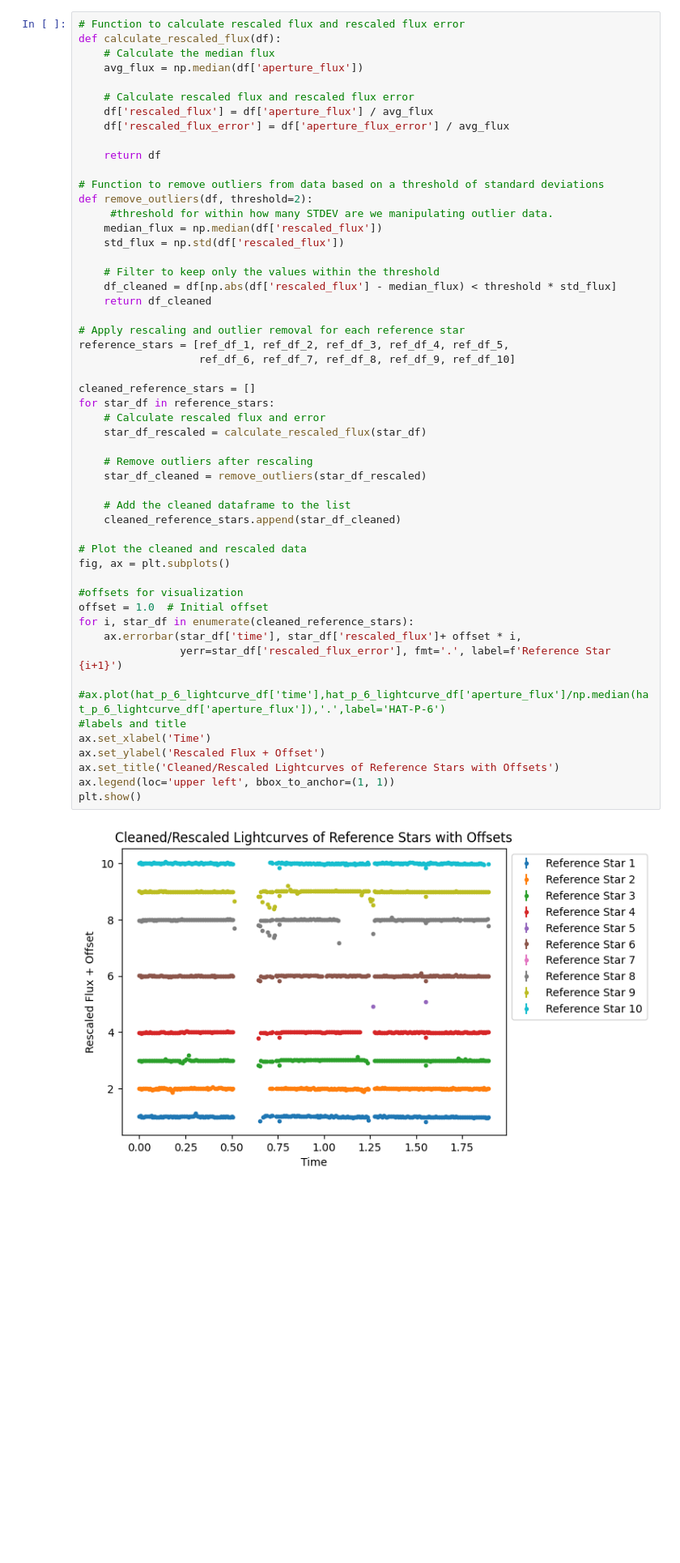
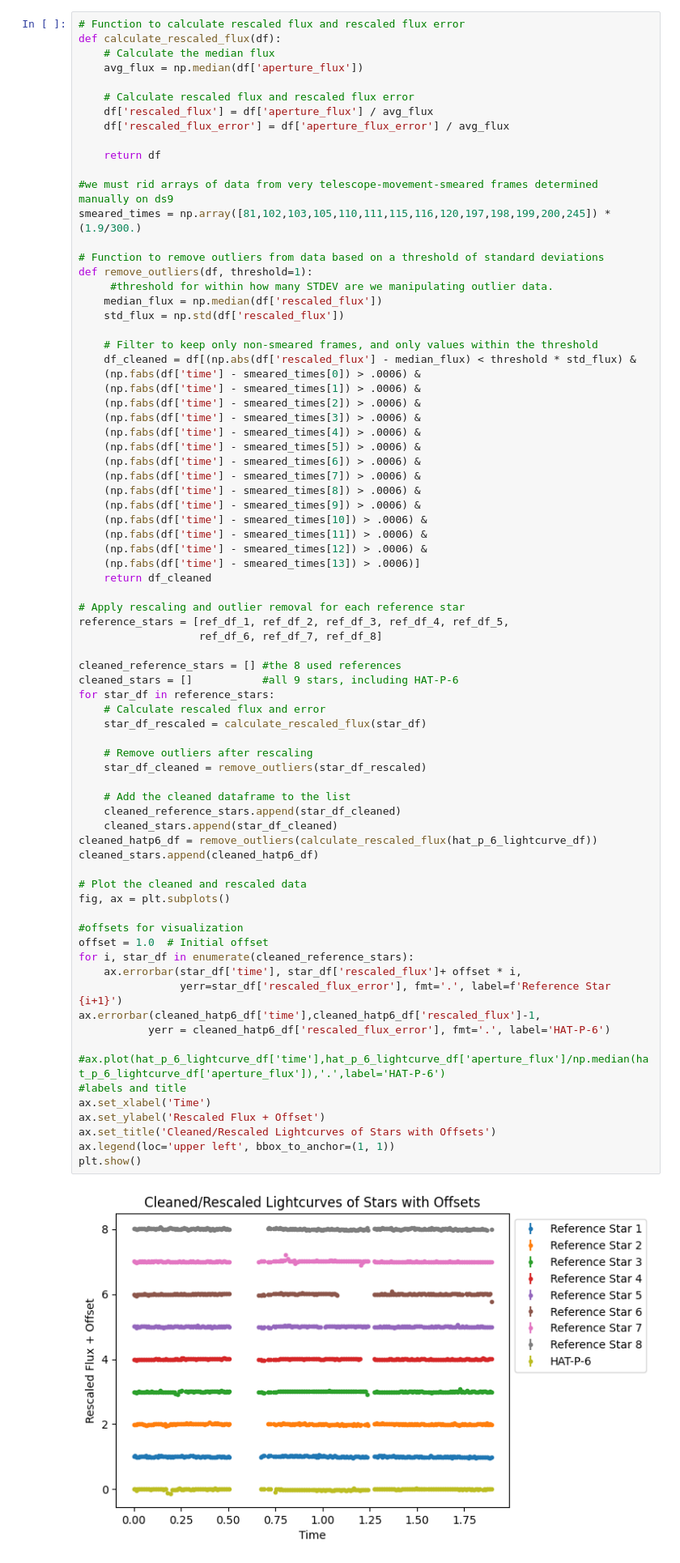
Before and after one commit to ronn20/Lab-2, a Jupyter notebook: lab2_group2_upto_4.5.ipynb, the cells around one changed output. Shown: that part at 81% size. Cells and saved outputs as stored; diff of their text form; blank space fills up the shorter version.

```diff
--- a/lab2_group2_upto_4.5.ipynb
+++ b/lab2_group2_upto_4.5.ipynb
@@ -590,46 +621,69 @@ def calculate_rescaled_flux(df):
 
     return df
 
+#we must rid arrays of data from very telescope-movement-smeared frames determined manually on ds9
+smeared_times = np.array([81,102,103,105,110,111,115,116,120,197,198,199,200,245]) * (1.9/300.)
+
 # Function to remove outliers from data based on a threshold of standard deviations
-def remove_outliers(df, threshold=2):
+def remove_outliers(df, threshold=1):
      #threshold for within how many STDEV are we manipulating outlier data.
     median_flux = np.median(df['rescaled_flux'])
     std_flux = np.std(df['rescaled_flux'])
 
-    # Filter to keep only the values within the threshold
-    df_cleaned = df[np.abs(df['rescaled_flux'] - median_flux) < threshold * std_flux]
+    # Filter to keep only non-smeared frames, and only values within the threshold
+    df_cleaned = df[(np.abs(df['rescaled_flux'] - median_flux) < threshold * std_flux) &
+    (np.fabs(df['time'] - smeared_times[0]) > .0006) &
+    (np.fabs(df['time'] - smeared_times[1]) > .0006) &
+    (np.fabs(df['time'] - smeared_times[2]) > .0006) &
+    (np.fabs(df['time'] - smeared_times[3]) > .0006) &
+    (np.fabs(df['time'] - smeared_times[4]) > .0006) &
+    (np.fabs(df['time'] - smeared_times[5]) > .0006) &
+    (np.fabs(df['time'] - smeared_times[6]) > .0006) &
+    (np.fabs(df['time'] - smeared_times[7]) > .0006) &
+    (np.fabs(df['time'] - smeared_times[8]) > .0006) &
+    (np.fabs(df['time'] - smeared_times[9]) > .0006) &
+    (np.fabs(df['time'] - smeared_times[10]) > .0006) &
+    (np.fabs(df['time'] - smeared_times[11]) > .0006) &
+    (np.fabs(df['time'] - smeared_times[12]) > .0006) &
+    (np.fabs(df['time'] - smeared_times[13]) > .0006)]
     return df_cleaned
 
 # Apply rescaling and outlier removal for each reference star
 reference_stars = [ref_df_1, ref_df_2, ref_df_3, ref_df_4, ref_df_5,
-                   ref_df_6, ref_df_7, ref_df_8, ref_df_9, ref_df_10]
+                   ref_df_6, ref_df_7, ref_df_8]
 
-cleaned_reference_stars = []
+cleaned_reference_stars = [] #the 8 used references
+cleaned_stars = []           #all 9 stars, including HAT-P-6
 for star_df in reference_stars:
     # Calculate rescaled flux and error
     star_df_rescaled = calculate_rescaled_flux(star_df)
 
     # Remove outliers after rescaling
     star_df_cleaned = remove_outliers(star_df_rescaled)
 
     # Add the cleaned dataframe to the list
     cleaned_reference_stars.append(star_df_cleaned)
+    cleaned_stars.append(star_df_cleaned)
+cleaned_hatp6_df = remove_outliers(calculate_rescaled_flux(hat_p_6_lightcurve_df))
+cleaned_stars.append(cleaned_hatp6_df)
 
 # Plot the cleaned and rescaled data
 fig, ax = plt.subplots()
 
 #offsets for visualization
 offset = 1.0  # Initial offset
 for i, star_df in enumerate(cleaned_reference_stars):
     ax.errorbar(star_df['time'], star_df['rescaled_flux']+ offset * i,
                 yerr=star_df['rescaled_flux_error'], fmt='.', label=f'Reference Star {i+1}')
+ax.errorbar(cleaned_hatp6_df['time'],cleaned_hatp6_df['rescaled_flux']-1,
+           yerr = cleaned_hatp6_df['rescaled_flux_error'], fmt='.', label='HAT-P-6')
 
 #ax.plot(hat_p_6_lightcurve_df['time'],hat_p_6_lightcurve_df['aperture_flux']/np.median(hat_p_6_lightcurve_df['aperture_flux']),'.',label='HAT-P-6')
 #labels and title
 ax.set_xlabel('Time')
 ax.set_ylabel('Rescaled Flux + Offset')
-ax.set_title('Cleaned/Rescaled Lightcurves of Reference Stars with Offsets')
+ax.set_title('Cleaned/Rescaled Lightcurves of Stars with Offsets')
 ax.legend(loc='upper left', bbox_to_anchor=(1, 1))
 plt.show()
 # %% [output]
-[figure, old version]
+[figure, new version]
```
Also changed, not shown: parts of 19 cells of this notebook.
